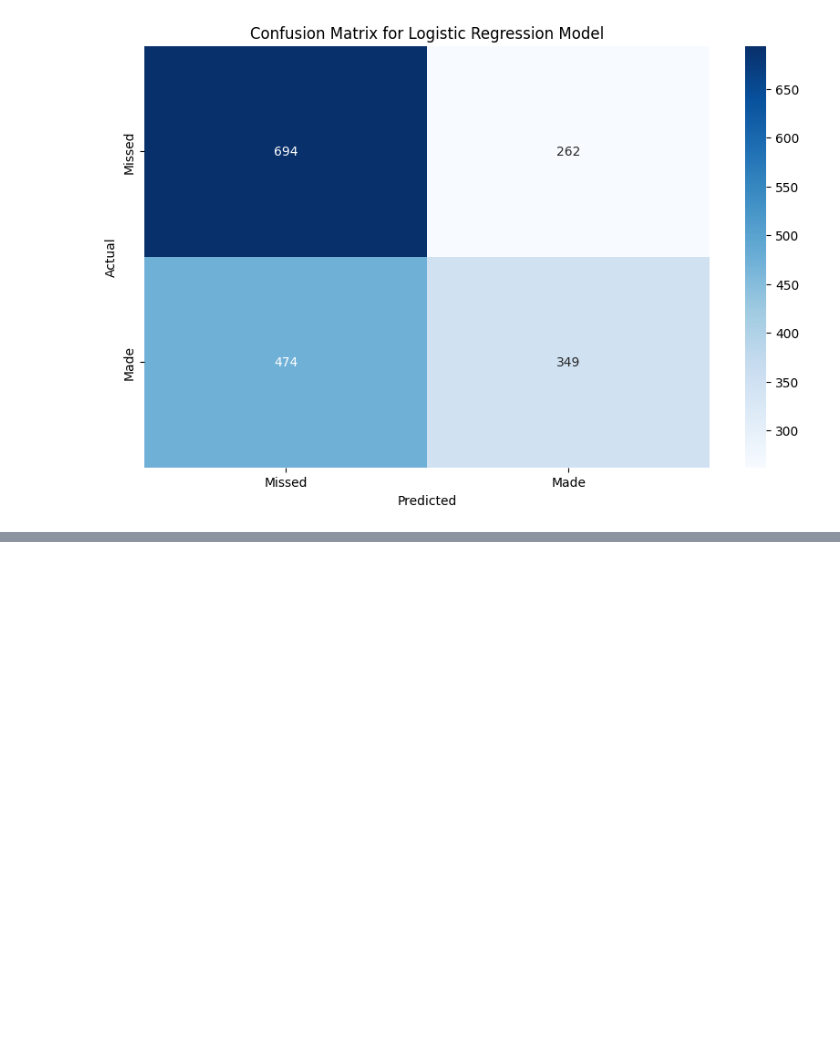
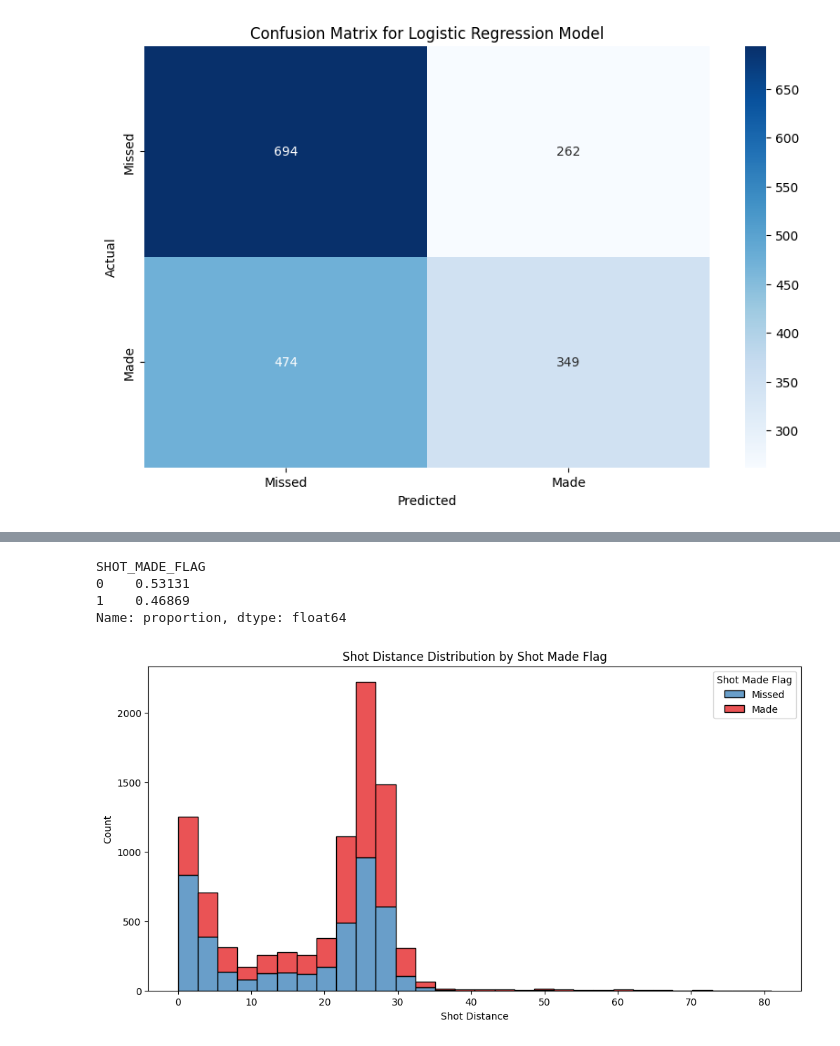
Before and after one commit to raulsharma21/NBA-Actions, a Jupyter notebook: code/shot_predictor.ipynb, the cells around one changed output, grey strips where cells are left out. Saved outputs shown, nothing was run; the diff lists cells and outputs as text; code cells hidden in the pictures; blank space fills up the shorter version.

```diff
--- a/code/shot_predictor.ipynb
+++ b/code/shot_predictor.ipynb
@@ -197,0 +320,17 @@ weighted avg       0.58      0.59      0.58      1779
+# %%
+print(y.value_counts(normalize=True))
+# %% [output]
+SHOT_MADE_FLAG
+0    0.53131
+1    0.46869
+Name: proportion, dtype: float64
+# %%
+plt.figure(figsize=(12, 6))
+sns.histplot(data=curr, x='SHOT_DISTANCE', hue='SHOT_MADE_FLAG', bins=30, multiple='stack', palette='Set1')
+plt.title('Shot Distance Distribution by Shot Made Flag')
+plt.xlabel('Shot Distance')
+plt.ylabel('Count')
+plt.legend(title='Shot Made Flag', loc='upper right', labels=['Missed', 'Made'])
+plt.show()
+# %% [output]
+[figure, added]
```
Also changed, not shown: parts of 6 cells of this notebook.
